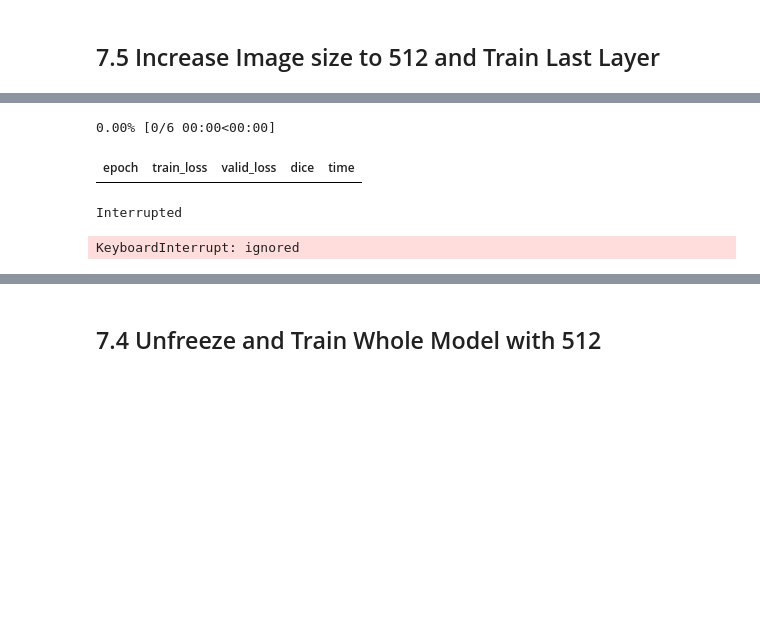
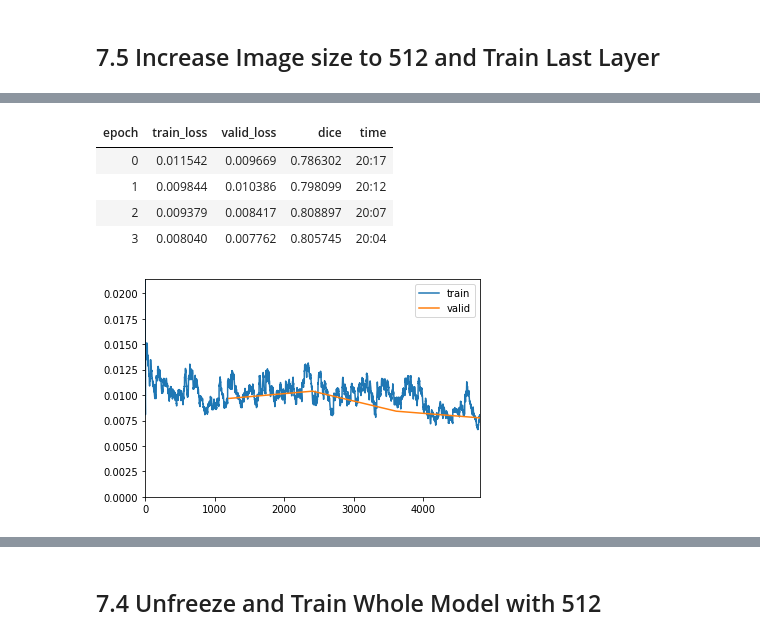
Before and after one commit to gnoparus/bualabs, a Jupyter notebook: nbs/03b-image-segmentation-siim-acr-pneumothorax-segmentation.ipynb, the cells around one changed output, grey strips where cells are left out. Drawn from its saved outputs; the diff is of its cells as text; code cells hidden in the pictures; blank space fills up the shorter version.

```diff
--- a/nbs/03b-image-segmentation-siim-acr-pneumothorax-segmentation.ipynb
+++ b/nbs/03b-image-segmentation-siim-acr-pneumothorax-segmentation.ipynb
@@ -40,6 +97,7 @@ fastai.__version__
 ในกรณีใช้ Colab ให้ Mount Google Drive เพื่อดึง Config File มาจาก Google Drive ส่วนตัวของเรา เมื่อเรารัน Cell ด้านล่างจะมีลิงค์ปรากฎขึ้นมาให้เรา Login กด Approve แล้ว Copy Authorization Code มาใส่ในช่องด้านล่าง แล้วกด Enter
 # %%
 dataset = 'siim-acr-pneumothorax-segmentation'
+dataset2 = 'jesperdramsch/siim-acr-pneumothorax-segmentation-data'
 dataset3 = 'iafoss/siimacr-pneumothorax-segmentation-data-128'
 dataset4 = 'iafoss/siimacr-pneumothorax-segmentation-data-256'
 dataset5 = 'iafoss/siimacr-pneumothorax-segmentation-data-512'
@@ -52,6 +110,7 @@ config_path = Path('/content/drive')
 data_path_base = Path('/content/datasets/')
 
 data_path = data_path_base/dataset
+data_path2 = data_path_base/dataset2
 data_path3 = data_path_base/dataset3
 data_path4 = data_path_base/dataset4
 data_path5 = data_path_base/dataset5
@@ -234,6 +307,3 @@ plt.imshow(mask_rgba)
 # %%
 start = 52   # Starting index of images
 num_img = 3 # Total number of images to show
-# %%
-df = pd.read_csv(data_path2/'train-rle.csv', index_col=0)
-df.head()
@@ -484,5 +525,5 @@ this Learner object self-destroyed - it still exists, but no longer usable
 # %%
-bs=4
+bs=8
 
 SZ = 512
 path = data_path5
@@ -509,12 +550,14 @@ learn.freeze()
 # %%
 lr = 3e-4
 # %%
-learn.fit_one_cycle(6, max_lr=lr, wd=1e-3, pct_start=0.8)
+learn.fit_one_cycle(4, max_lr=lr, wd=1e-3, pct_start=0.8)
 # %% [output]
-0.00% [0/6 00:00<00:00]
 | epoch | train_loss | valid_loss | dice | time |
+| 0 | 0.011542 | 0.009669 | 0.786302 | 20:17 |
+| 1 | 0.009844 | 0.010386 | 0.798099 | 20:12 |
+| 2 | 0.009379 | 0.008417 | 0.808897 | 20:07 |
+| 3 | 0.008040 | 0.007762 | 0.805745 | 20:04 |
-Interrupted
-KeyboardInterrupt: ignored
+[figure, added]
 # %%
 learn.save('03b-unet-resnet34-512-1')
 # %%
```
Also changed, not shown: parts of 36 cells of this notebook.
